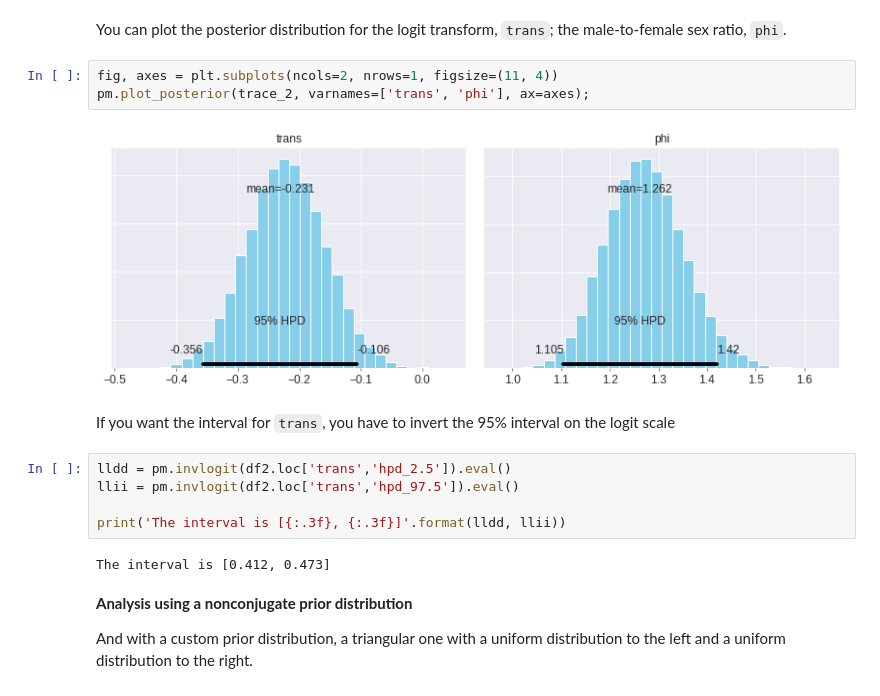
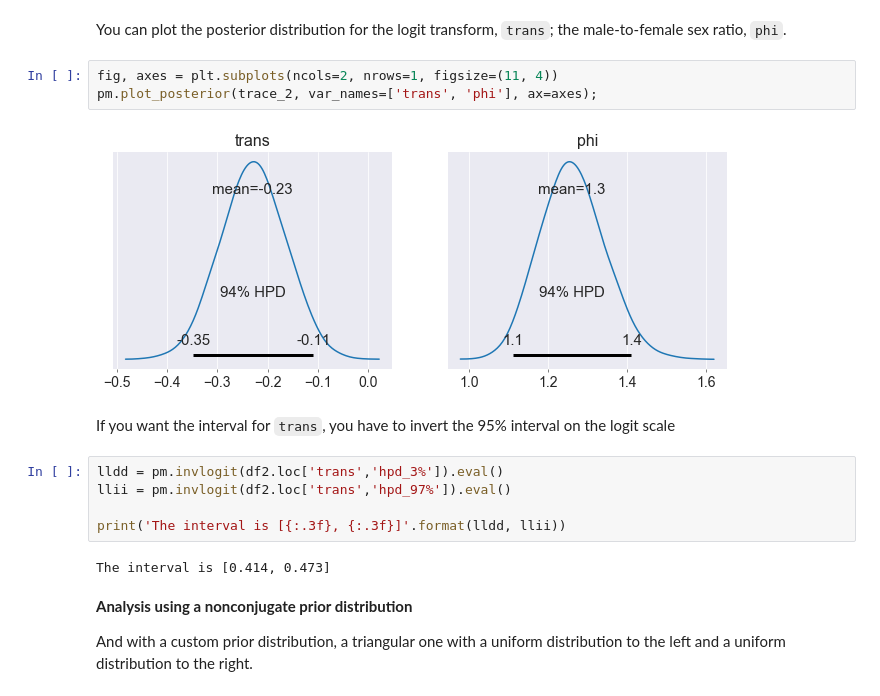
Before and after one commit to pymc-devs/pymc-resources, a Jupyter notebook: BDA3/chap_02.ipynb, the cells around one changed output. Saved outputs shown, nothing was run; the diff lists cells and outputs as text.

Commit message:
Minor updates for PyMC3.
Use var_names instead of deprecated varnames keyword.
Tweak for change in HPD in more recent Arviz.

```diff
--- a/BDA3/chap_02.ipynb
+++ b/BDA3/chap_02.ipynb
@@ -105,18 +109,18 @@ df2.style.format('{:.4f}')
 You can plot the posterior distribution for the logit transform, `trans`; the male-to-female sex ratio, `phi`.
 # %%
 fig, axes = plt.subplots(ncols=2, nrows=1, figsize=(11, 4))
-pm.plot_posterior(trace_2, varnames=['trans', 'phi'], ax=axes);
+pm.plot_posterior(trace_2, var_names=['trans', 'phi'], ax=axes);
 # %% [output]
-[figure, old version]
+[figure, new version]
 # %% [markdown]
 If you want the interval for `trans`, you have to invert the 95% interval on the logit scale
 # %%
-lldd = pm.invlogit(df2.loc['trans','hpd_2.5']).eval()
-llii = pm.invlogit(df2.loc['trans','hpd_97.5']).eval()
+lldd = pm.invlogit(df2.loc['trans','hpd_3%']).eval()
+llii = pm.invlogit(df2.loc['trans','hpd_97%']).eval()
 
 print('The interval is [{:.3f}, {:.3f}]'.format(lldd, llii))
 # %% [output]
-The interval is [0.412, 0.473]
+The interval is [0.414, 0.473]
 # %% [markdown]
 **Analysis using a nonconjugate prior distribution**
 
```
Also changed, not shown: parts of 22 cells of this notebook.
